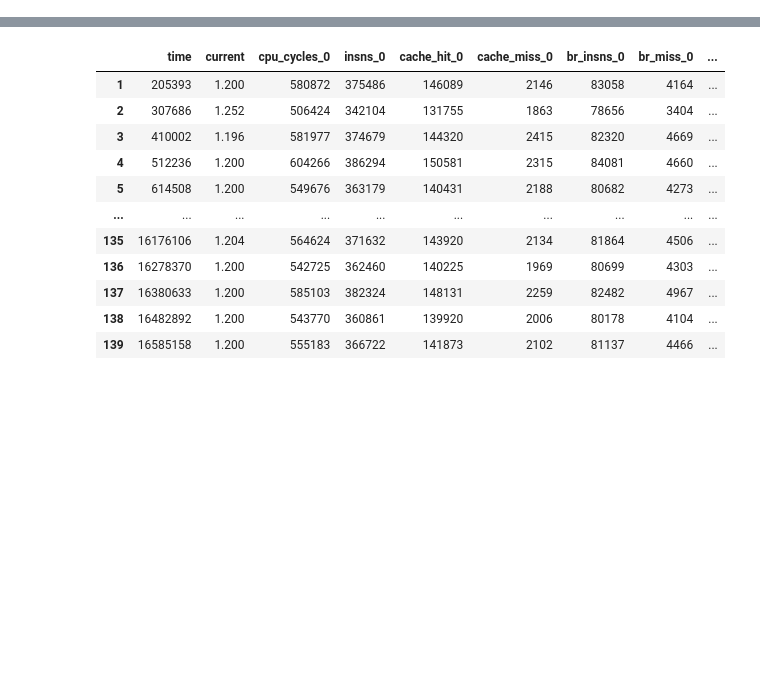
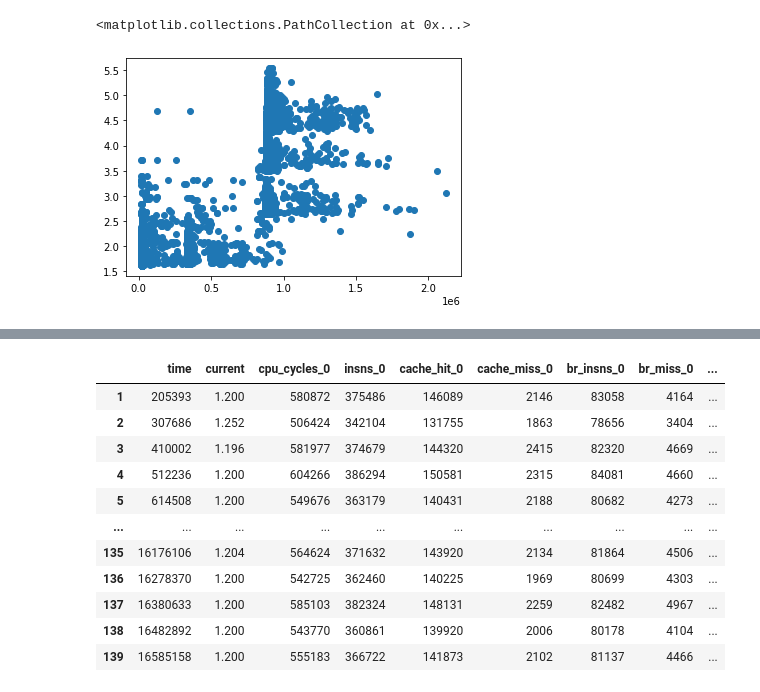
Before and after one commit to radshield/raspi-sel, a Jupyter notebook: analysis/perf_numa.ipynb, the cells around one changed output, grey strips where cells are left out. Drawn from its saved outputs; the diff is of its cells as text; code cells hidden in the pictures; blank space fills up the shorter version.

Commit message:
added cells for testing random forest and filtering out outliers

```diff
--- a/analysis/perf_numa.ipynb
+++ b/analysis/perf_numa.ipynb
@@ -85,0 +86,19 @@ plt.plot(cpu_df['cpu_cycles_1'].values.reshape(-1, 1),
+# %%
+#filtering out outliers to better see patterns in cpu_cycles
+
+# calculate IQR for column A
+Q1 = cpu_df['cpu_cycles_1'].quantile(0.25)
+Q3 = cpu_df['cpu_cycles_1'].quantile(0.75)
+IQR = Q3 - Q1
+
+# identify outliers
+threshold = 1.5
+outliers = cpu_df[(cpu_df['cpu_cycles_1'] < Q1 - threshold * IQR) | (cpu_df['cpu_cycles_1'] > Q3 + threshold * IQR)]
+# %%
+filtered_cpu = cpu_df.drop(outliers.index)
+# %%
+plt.scatter(filtered_cpu["cpu_cycles_1"].values.reshape(-1, 1),
+            filtered_cpu['current'].values.reshape(-1, 1))
+# %% [output]
+<matplotlib.collections.PathCollection at 0x...>
+[figure, added]
```
Also changed, not shown: parts of 13 cells of this notebook.
